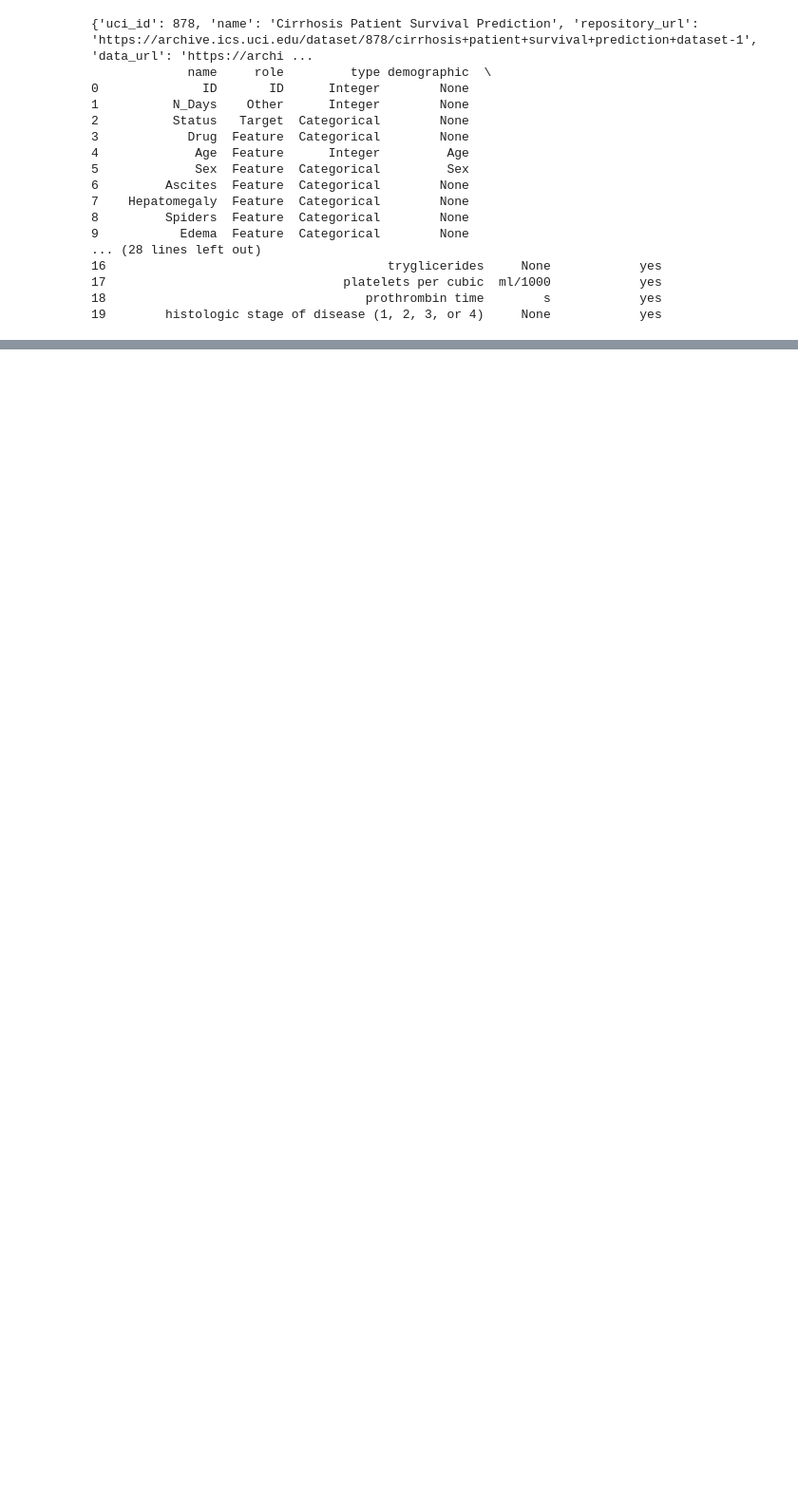
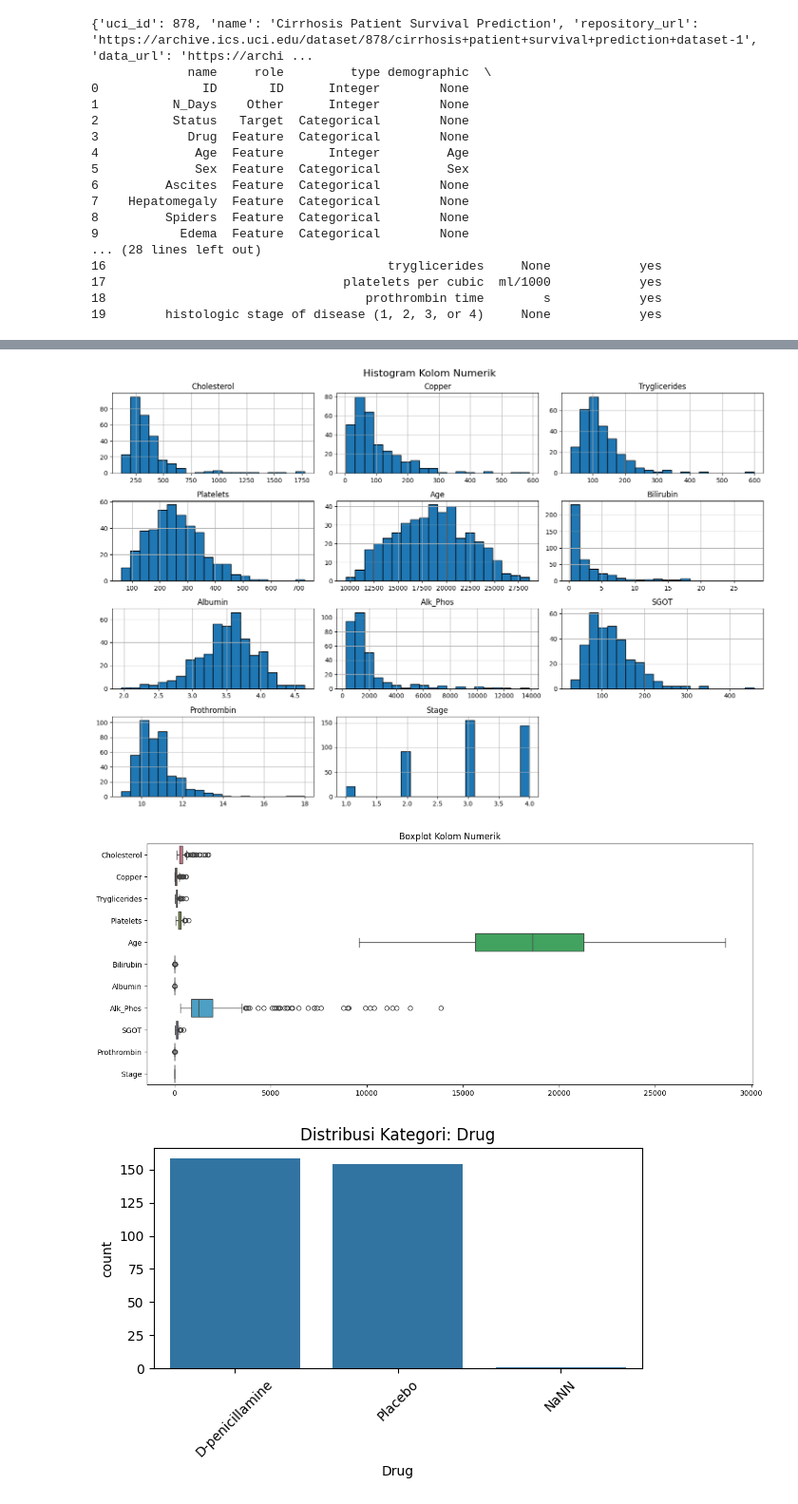
Before and after one commit to dhyos/pendata, a Jupyter notebook: _sources/23-175_Ahmad Dhiyauddin_UTSPendat.ipynb, the cells around one changed output, grey strips where cells are left out. Shown: that part at 95% size. Saved outputs shown, nothing was run; the diff lists cells and outputs as text; code cells hidden in the pictures; blank space fills up the shorter version.

```diff
--- a/_sources/23-175_Ahmad Dhiyauddin_UTSPendat.ipynb
+++ b/_sources/23-175_Ahmad Dhiyauddin_UTSPendat.ipynb
@@ -92,0 +108,20 @@ print(df.to_string())
+# %%
+import pandas as pd
+from ucimlrepo import fetch_ucirepo
+
+# Ambil dataset
+data = fetch_ucirepo(id=878).data
+df = pd.concat([data.features, data.targets], axis=1)
+
+# Konversi kolom numerik yang salah tipe (object) ke float
+cols_to_convert = ['Cholesterol', 'Copper', 'Tryglicerides', 'Platelets']
+for col in cols_to_convert:
+    df[col] = pd.to_numeric(df[col], errors='coerce')  # ubah menjadi NaN jika gagal
+
+# Tampilkan statistik deskriptif untuk kolom numerik
+print("=== Statistik Deskriptif: Kolom Numerik ===")
+print(df.describe())
+
+# Tampilkan statistik deskriptif untuk kolom kategorikal
+print("\n=== Statistik Deskriptif: Kolom Kategorikal ===")
+print(df.describe(include='object'))
@@ -92,0 +146,48 @@ print(df.to_string())
+# %%
+import pandas as pd
+import matplotlib.pyplot as plt
+import seaborn as sns
+from ucimlrepo import fetch_ucirepo
+
+# Ambil dataset
+data = fetch_ucirepo(id=878).data
+df = pd.concat([data.features, data.targets], axis=1)
+
+# Konversi kolom bertipe numerik yang salah
+numeric_columns = ['Cholesterol', 'Copper', 'Tryglicerides', 'Platelets']
+for col in numeric_columns:
+    df[col] = pd.to_numeric(df[col], errors='coerce')
+
+# Tambahkan juga kolom numerik lainnya
+numeric_columns += ['Age', 'Bilirubin', 'Albumin', 'Alk_Phos', 'SGOT', 'Prothrombin', 'Stage']
+
+# --- VISUALISASI DATA NUMERIK ---
+
+# Histogram untuk distribusi kolom numerik
+df[numeric_columns].hist(bins=20, figsize=(15, 10), edgecolor='black')
+plt.suptitle('Histogram Kolom Numerik', fontsize=16)
+plt.tight_layout()
+plt.show()
+
+# Boxplot untuk mendeteksi outlier
+plt.figure(figsize=(15, 6))
+sns.boxplot(data=df[numeric_columns], orient="h")
+plt.title('Boxplot Kolom Numerik')
+plt.show()
+
+# --- VISUALISASI DATA KATEGORIKAL ---
+
+categorical_columns = ['Drug', 'Sex', 'Ascites', 'Hepatomegaly', 'Spiders', 'Edema', 'Status']
+
+# Countplot masing-masing kolom kategorikal
+for col in categorical_columns:
+    plt.figure(figsize=(6, 4))
+    sns.countplot(data=df, x=col)
+    plt.title(f'Distribusi Kategori: {col}')
+    plt.xticks(rotation=45)
+    plt.tight_layout()
+    plt.show()
+# %% [output]
+[figure, added]
+[figure, added]
+[figure, added]
```
Also changed, not shown: parts of 35 cells of this notebook, 23 other files.
